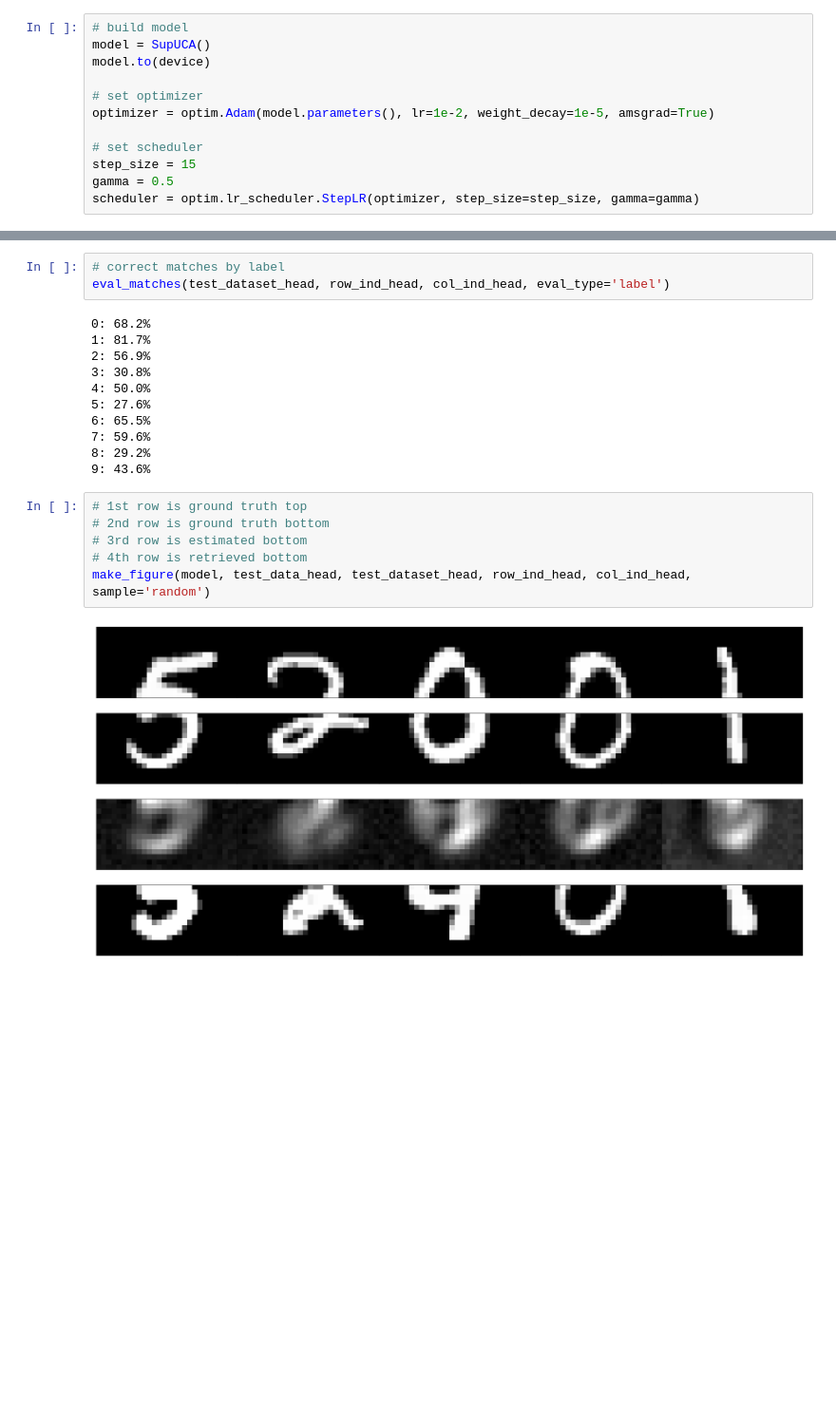
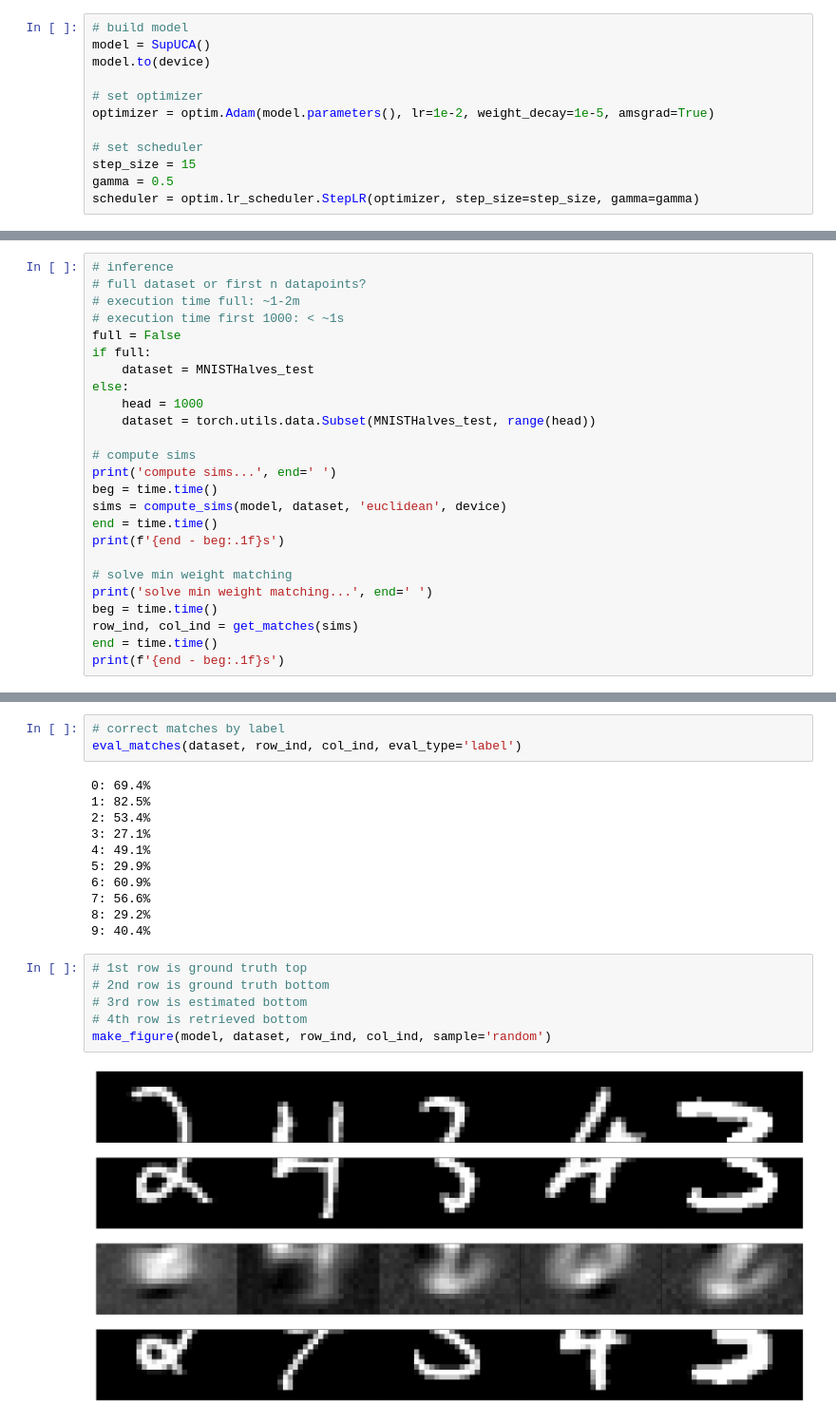
Before and after one commit to alexanderamy/mnist-halves, a Jupyter notebook: notebooks/demo.ipynb, the cells around one changed output, grey strips where cells are left out. Shown: that part at 95% size. Drawn from its saved outputs; the diff is of its cells as text; blank space fills up the shorter version.

Commit message:
vectorize compute_sims (renamed from make_sim_matrix); refactor

```diff
--- a/notebooks/demo.ipynb
+++ b/notebooks/demo.ipynb
@@ -148,0 +110,25 @@ row_ind_head, col_ind_head = get_matches(sims_head)
+# %%
+# inference
+# full dataset or first n datapoints?
+# execution time full: ~1-2m
+# execution time first 1000: < ~1s
+full = False
+if full:
+    dataset = MNISTHalves_test
+else:
+    head = 1000
+    dataset = torch.utils.data.Subset(MNISTHalves_test, range(head))
+
+# compute sims
+print('compute sims...', end=' ')
+beg = time.time()
+sims = compute_sims(model, dataset, 'euclidean', device)
+end = time.time()
+print(f'{end - beg:.1f}s')
+
+# solve min weight matching
+print('solve min weight matching...', end=' ')
+beg = time.time()
+row_ind, col_ind = get_matches(sims)
+end = time.time()
+print(f'{end - beg:.1f}s')
@@ -159,25 +148,25 @@ eval_matches(test_dataset_head, row_ind_head, col_ind_head, eval_type='correct')
 # %%
 # correct matches by label
-eval_matches(test_dataset_head, row_ind_head, col_ind_head, eval_type='label')
+eval_matches(dataset, row_ind, col_ind, eval_type='label')
 # %% [output]
-0: 68.2%
-1: 81.7%
-2: 56.9%
-3: 30.8%
-4: 50.0%
-5: 27.6%
-6: 65.5%
-7: 59.6%
+0: 69.4%
+1: 82.5%
+2: 53.4%
+3: 27.1%
+4: 49.1%
+5: 29.9%
+6: 60.9%
+7: 56.6%
 8: 29.2%
-9: 43.6%
+9: 40.4%
 # %%
 # 1st row is ground truth top
 # 2nd row is ground truth bottom
 # 3rd row is estimated bottom
 # 4th row is retrieved bottom
-make_figure(model, test_data_head, test_dataset_head, row_ind_head, col_ind_head, sample='random')
+make_figure(model, dataset, row_ind, col_ind, sample='random')
 # %% [output]
-[figure, old version]
+[figure, new version]
 # %%
 # 1st row is ground truth top
 # 2nd row is ground truth bottom
```
Also changed, not shown: parts of 10 cells of this notebook, 5 other files.
